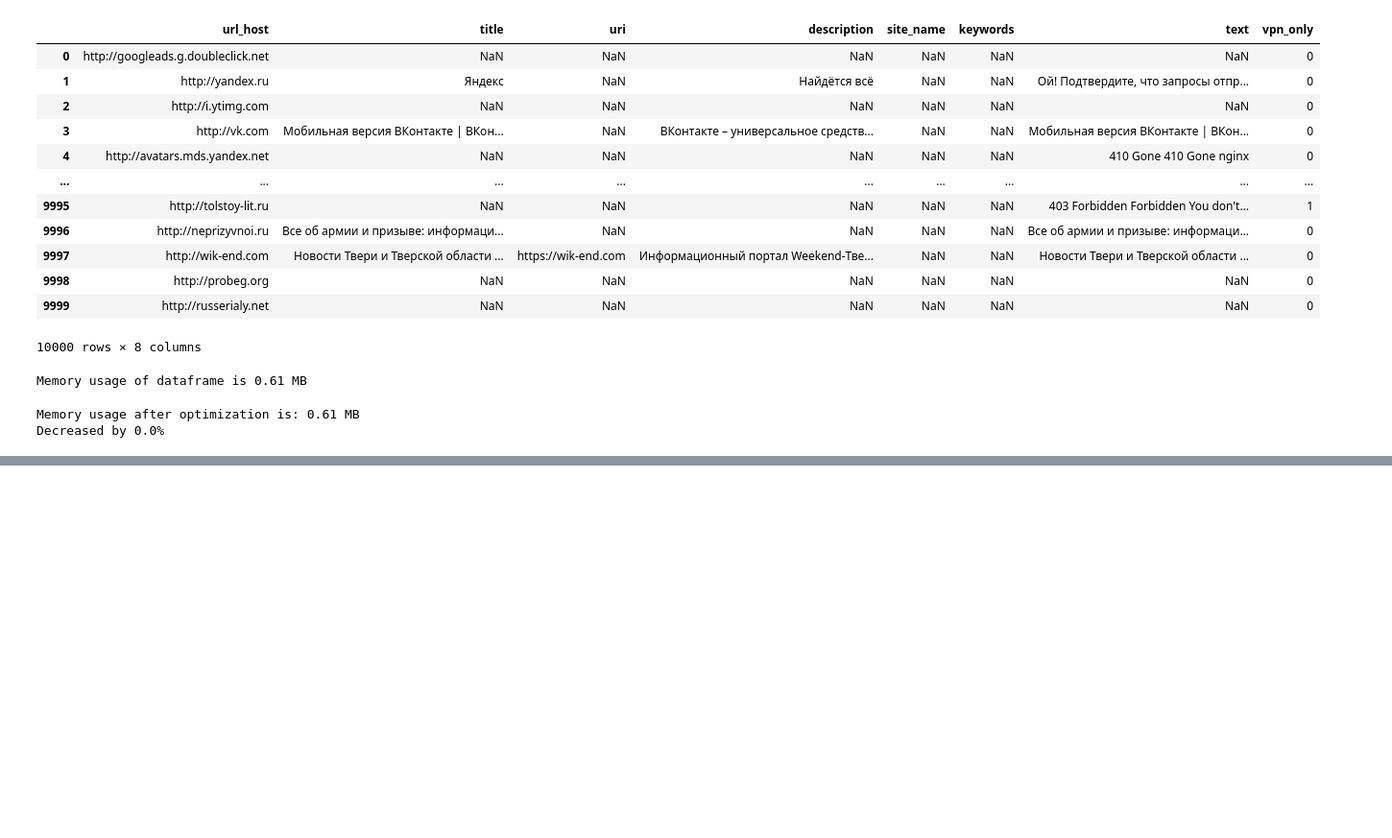
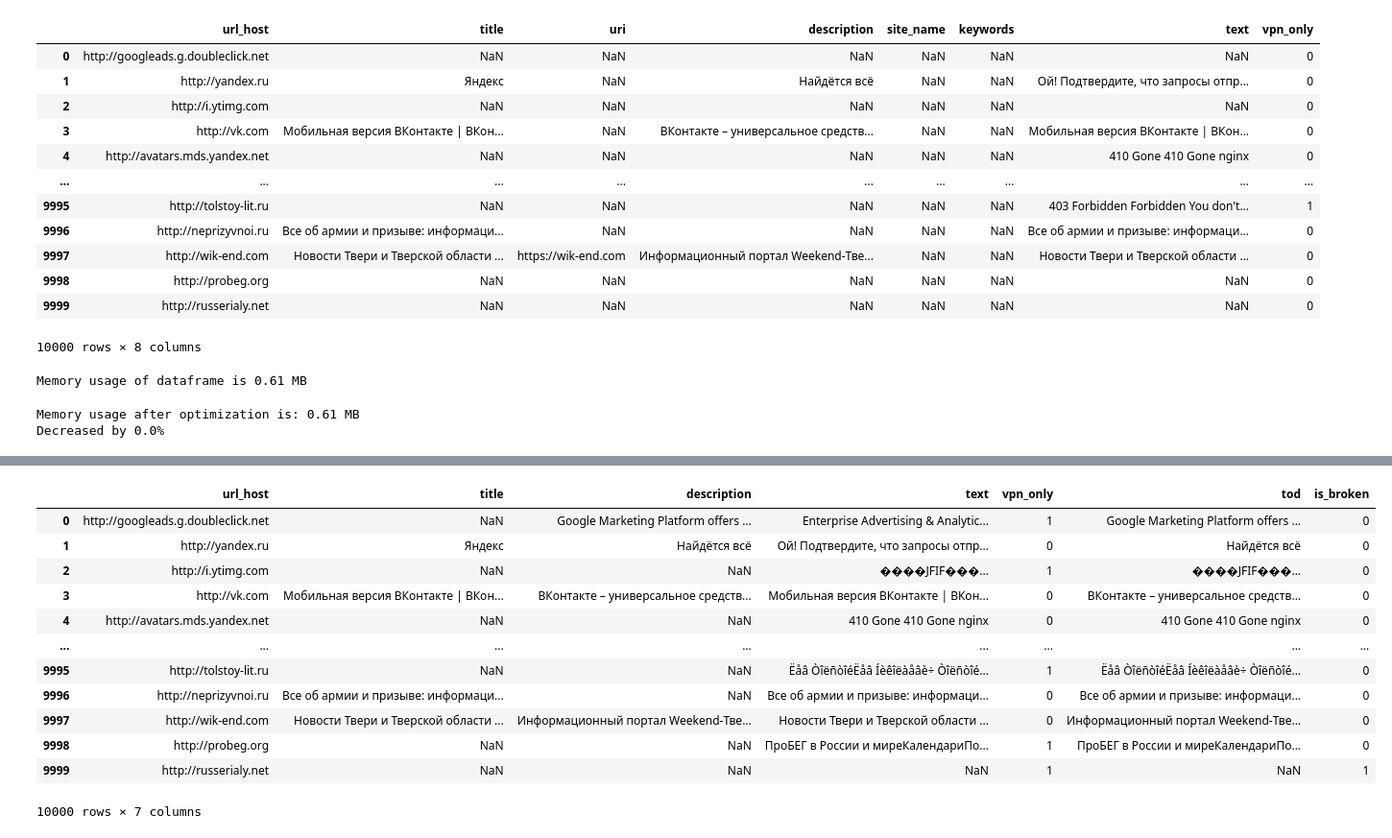
Before and after one commit to shockless/mts-ml-cup, a Jupyter notebook: EDA.ipynb, the cells around one changed output, grey strips where cells are left out. Shown at 96% size. Drawn from its saved outputs; the diff is of its cells as text; code cells hidden in the pictures; blank space fills up the shorter version.

Commit message:
- parsing update - final sites texts or descriptions

```diff
--- a/EDA.ipynb
+++ b/EDA.ipynb
@@ -261,0 +269,7 @@ df
+# %%
+df = pandas_reduce_mem_usage( pd.read_csv('sites_out_copy.csv', sep=';', index_col=0))
+df['vpn_only']=df['text'].str.contains('403 Forbidden | Akado').fillna(True).astype(int)
+df = df.drop(['uri','site_name','keywords'], axis=1)
+df = map_prices(df)
+df['tod']=df[['description','text']].apply(lambda x: text_or_desc(x),axis=1)
+#df = df.drop(['description', 'text', 'title'], axis=1)
@@ -261,0 +283,32 @@ df
+# %%
+df['is_broken'] = df['tod'].isna().fillna(True)
+# %%
+df_giga = pd.read_excel('sites_out_turbo_gigachad_new.xls', usecols=['url','description','text'])
+df_giga.url = df_giga.url.str.replace('-','--').str.replace('.','-')+'.turbopages.org'
+df_giga.loc[1].url = 'http://turbopages.org'
+# %%
+df = df.merge(df_giga.rename(columns={"url": "url_host",
+                                        "description": "missing_description",
+                                        "text":"missing_text"}), on="url_host", how="left")
+df[df.url_host.isna()].url_host='http://blank'
+df["description"][df.url_host.str.contains('turbopages.org').fillna(False)] = df["missing_description"][df.url_host.str.contains('turbopages.org').fillna(False)]
+df["text"][df.url_host.str.contains('turbopages.org').fillna(False)] = df["missing_text"][df.url_host.str.contains('turbopages.org').fillna(False)]
+del df["missing_description"], df["missing_text"]
+df['tod']=df[['description','text']].apply(lambda x: text_or_desc(x),axis=1)
+df['is_broken'] = df['tod'].isna().fillna(True).astype(int)
+# %%
+df['vpn_only'][df.url_host.str.contains('turbopages.org').fillna(False)]=0
+# %% [output]
+|  | url_host | title | description | text | vpn_only | tod | is_broken |
+| 0 | http://googleads.g.doubleclick.net | NaN | Google Marketing Platform offers ... | Enterprise Advertising & Analytic... | 1 | Google Marketing Platform offers ... | 0 |
+| 1 | http://yandex.ru | Яндекс | Найдётся всё | Ой! Подтвердите, что запросы отпр... | 0 | Найдётся всё | 0 |
+| 2 | http://i.ytimg.com | NaN | NaN | ����JFIF���... | 1 | ����JFIF���... | 0 |
+| 3 | http://vk.com | Мобильная версия ВКонтакте | ВКон... | ВКонтакте – универсальное средств... | Мобильная версия ВКонтакте | ВКон... | 0 | ВКонтакте – универсальное средств... | 0 |
+| 4 | http://avatars.mds.yandex.net | NaN | NaN | 410 Gone 410 Gone nginx | 0 | 410 Gone 410 Gone nginx | 0 |
+| ... | ... | ... | ... | ... | ... | ... | ... |
+| 9995 | http://tolstoy-lit.ru | NaN | NaN | Ëåâ ÒîëñòîéËåâ Íèêîëàåâè÷ Òîëñòîé... | 1 | Ëåâ ÒîëñòîéËåâ Íèêîëàåâè÷ Òîëñòîé... | 0 |
+| 9996 | http://neprizyvnoi.ru | Все об армии и призыве: информаци... | NaN | Все об армии и призыве: информаци... | 0 | Все об армии и призыве: информаци... | 0 |
+| 9997 | http://wik-end.com | Новости Твери и Тверской области ... | Информационный портал Weekend-Тве... | Новости Твери и Тверской области ... | 0 | Информационный портал Weekend-Тве... | 0 |
+| 9998 | http://probeg.org | NaN | NaN | ПроБЕГ в России и миреКалендариПо... | 1 | ПроБЕГ в России и миреКалендариПо... | 0 |
+| 9999 | http://russerialy.net | NaN | NaN | NaN | 1 | NaN | 1 |
+10000 rows × 7 columns
```
Also changed, not shown: parts of 33 cells of this notebook, 5 other files.
